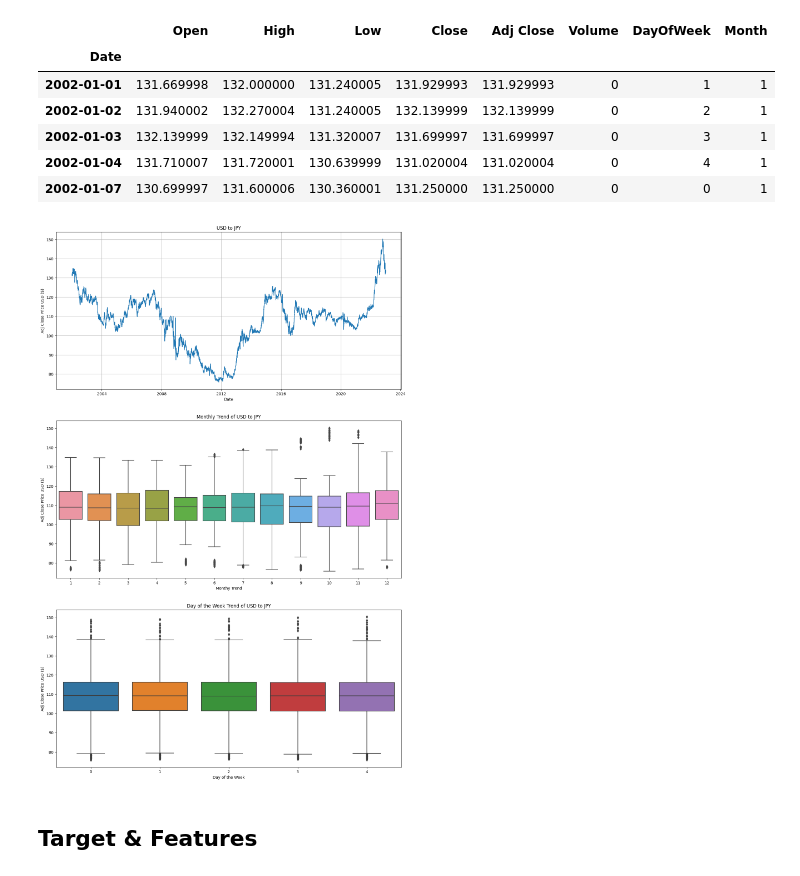
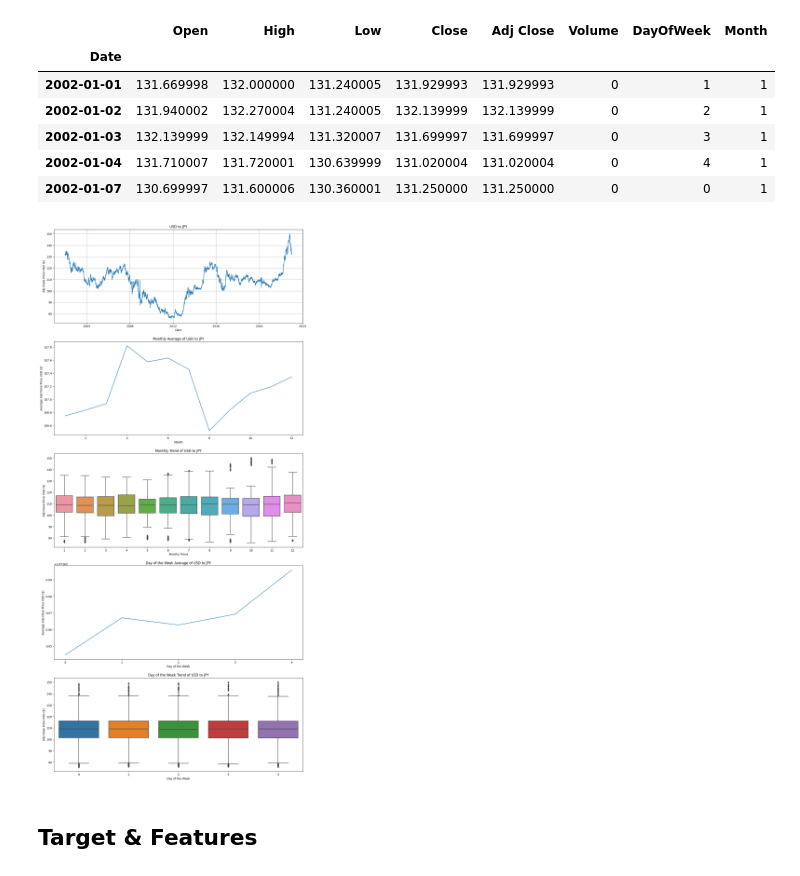
Before and after one commit to karushp/yen-usd-analysis, a Jupyter notebook: Notebooks/RandomForestClass.ipynb, the cells around one changed output. Cells and saved outputs as stored; diff of their text form; code cells hidden in the pictures.

```diff
--- a/Notebooks/RandomForestClass.ipynb
+++ b/Notebooks/RandomForestClass.ipynb
@@ -72,30 +74,49 @@ data.head()
 # %%
 # Data Visualization
 
-fig, ax = plt.subplots(3,1, figsize=(16,25))
+fig, ax = plt.subplots(5,1, figsize=(16, 35))
 
 # Line Plot of Adjusted Close against Date
 ax[0].plot(data['Adj Close'])
 ax[0].grid(True)
 ax[0].set_title('USD to JPY')
 ax[0].set_ylabel('Adj Close Price USD ($)')
 ax[0].set_xlabel('Date')
 
+
+# Grouping by Month and adding the average of Adjusted Close
+data.groupby('Month')['Adj Close'].mean().plot(kind='line', ax=ax[1])
+ax[1].set_title('Monthly Average of USD to JPY')
+ax[1].set_ylabel('Average Adj Close Price USD ($)')
+ax[1].set_xlabel('Month')
+
 # Box Plot of Monthly trend of Adjusted Close
-sns.boxplot(x=data['Month'], y=data['Adj Close'], ax=ax[1])
-ax[1].set_title('Monthly Trend of USD to JPY')
-ax[1].set_ylabel('Adj Close Price USD ($)')
-ax[1].set_xlabel('Monthy Trend')
+sns.boxplot(x=data['Month'], y=data['Adj Close'], ax=ax[2])
+ax[2].set_title('Monthly Trend of USD to JPY')
+ax[2].set_ylabel('Adj Close Price USD ($)')
+ax[2].set_xlabel('Monthy Trend')
+
+
+# Grouping by Day of the Week and adding the average of Adjusted Close
+data.groupby('DayOfWeek')['Adj Close'].mean().plot(kind='line', ax=ax[3])
+ax[3].set_title('Day of the Week Average of USD to JPY')
+ax[3].set_ylabel('Average Adj Close Price USD ($)')
+ax[3].set_xlabel('Day of the Week')
+ax[3].xaxis.set_major_locator(MaxNLocator(integer=True))
+
 
 # Box Plot of Day of the Week trend of Adjusted Close
-sns.boxplot(x=data['DayOfWeek'], y=data['Adj Close'], ax=ax[2])
-ax[2].set_title('Day of the Week Trend of USD to JPY')
-ax[2].set_ylabel('Adj Close Price USD ($)')
-ax[2].set_xlabel('Day of the Week')
+sns.boxplot(x=data['DayOfWeek'], y=data['Adj Close'], ax=ax[4])
+ax[4].set_title('Day of the Week Trend of USD to JPY')
+ax[4].set_ylabel('Adj Close Price USD ($)')
+ax[4].set_xlabel('Day of the Week')
+
+
+
 
 plt.show()
 # %% [output]
-[figure, old version]
+[figure, new version]
 # %% [markdown]
 ## Target & Features
 # %%
```
Also changed, not shown: parts of 2 cells of this notebook, 2 other files.
